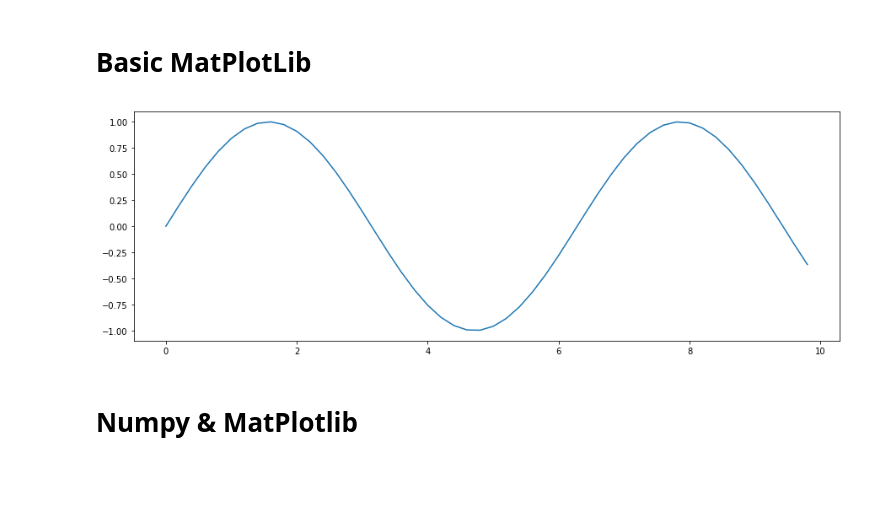
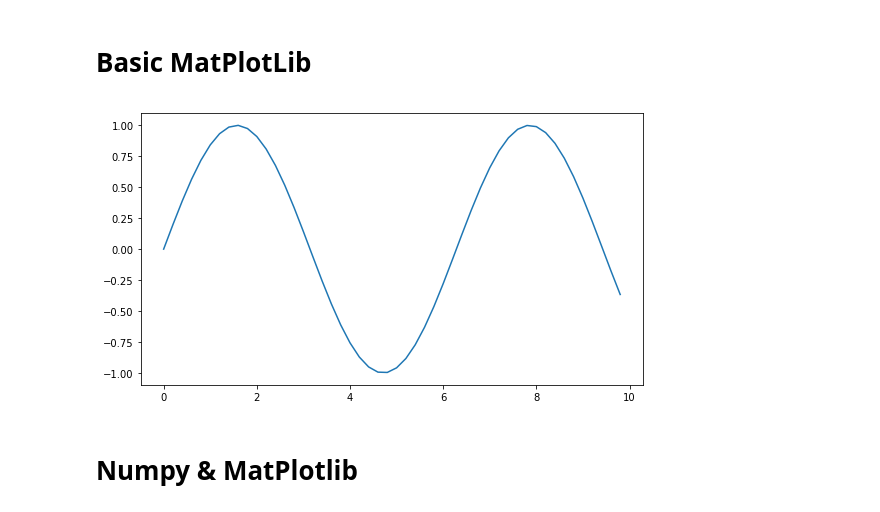
Before and after one commit to jpierel14/USC_PythonCourse_2019, a Jupyter notebook: Day_2/Python Core.ipynb, the cells around one changed output. Saved outputs shown, nothing was run; the diff lists cells and outputs as text; code cells hidden in the pictures; blank space fills up the shorter version.

```diff
--- a/Day_2/Python Core.ipynb
+++ b/Day_2/Python Core.ipynb
@@ -53,12 +53,12 @@ completely, leaving a purely object-oriented approach.
 # %%
 x = np.arange(0, 10, 0.2) #start by making an array of data
 y = np.sin(x)
 a = np.cos(x)
-fig, ax = plt.subplots() #subplots allows for more plots used latter
+fig, ax = plt.subplots(figsize=(9,5)) #subplots allows for more plots used latter
 ax.plot(x, y) #this makes the plot
 plt.show() #This 'prints' the plot
 # %% [output]
-[figure, old version]
+[figure, new version]
 # %% [markdown]
 # Numpy & MatPlotlib
 # %%
```
Also changed, not shown: parts of 9 cells of this notebook.
